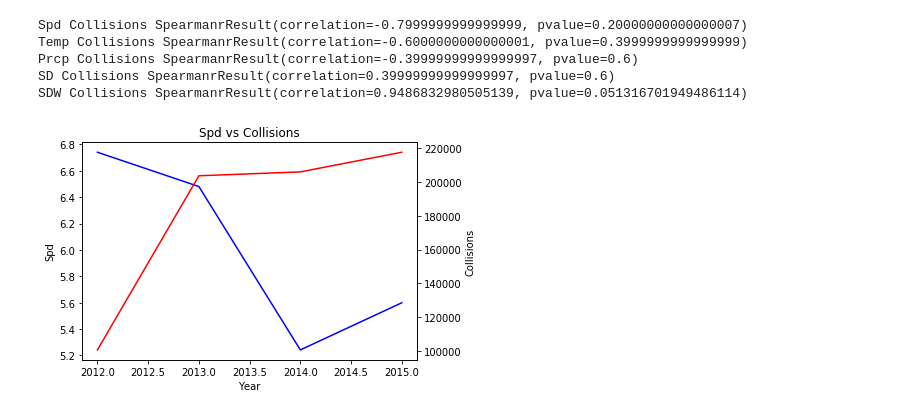
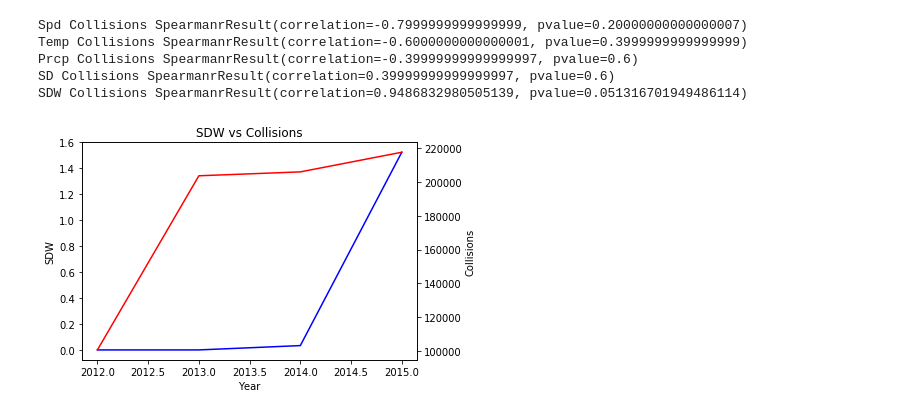
Before and after one commit to PyayAungSan/BigData_Project, a Jupyter notebook: DataAnalysis/Correlations_weather.ipynb, the cells around one changed output. Saved outputs shown, nothing was run; the diff lists cells and outputs as text; code cells hidden in the pictures.

```diff
--- a/DataAnalysis/Correlations_weather.ipynb
+++ b/DataAnalysis/Correlations_weather.ipynb
@@ -11,7 +11,7 @@ SpearmanrResult(correlation=0.8207826816681233, pvalue=0.08858700531354381)
 # %%
 weather = '../Weather/edit_weather-2011-2016.csv'
 dfw = pd.read_csv(weather, header=0)
-year = '../From Zibei/result_year.csv'
+year = '../Collision/result_year.csv'
 dfy = pd.read_csv(year, header=0)
 # %%
 weathersize = dfw.shape[1]
@@ -40,17 +40,17 @@ SD Collisions SpearmanrResult(correlation=0.39999999999999997, pvalue=0.6)
 SDW Collisions SpearmanrResult(correlation=0.9486832980505139, pvalue=0.051316701949486114)
 # %%
 x = list(dfw['Year'][:adjust])
-y1 = list(dfw['Spd'][:adjust])
+y1 = list(dfw['SDW'][:adjust])
 y2 = list(dfy['Collisions'][:adjust])
 fig = plt.figure()
 ax1 = fig.add_subplot(111)
 ax1.plot(x,y1,'b-')
-ax1.set_ylabel('Spd')
+ax1.set_ylabel('SDW')
 ax2 = ax1.twinx()
 ax2.plot(x,y2,'r-')
 ax2.set_ylabel('Collisions')
 ax1.set_xlabel('Year')
-plt.title('Spd vs Collisions')
+plt.title('SDW vs Collisions')
 plt.savefig('Weather_collisions.png')
 # %% [output]
-[figure, old version]
+[figure, new version]
```
Also changed, not shown: parts of 2 cells of this notebook.
